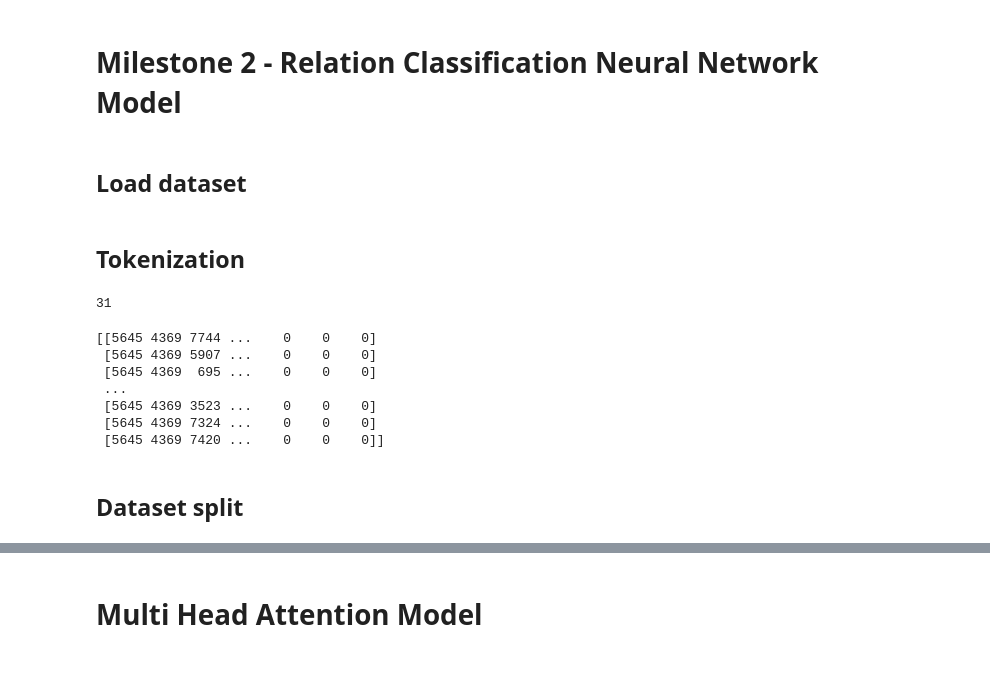
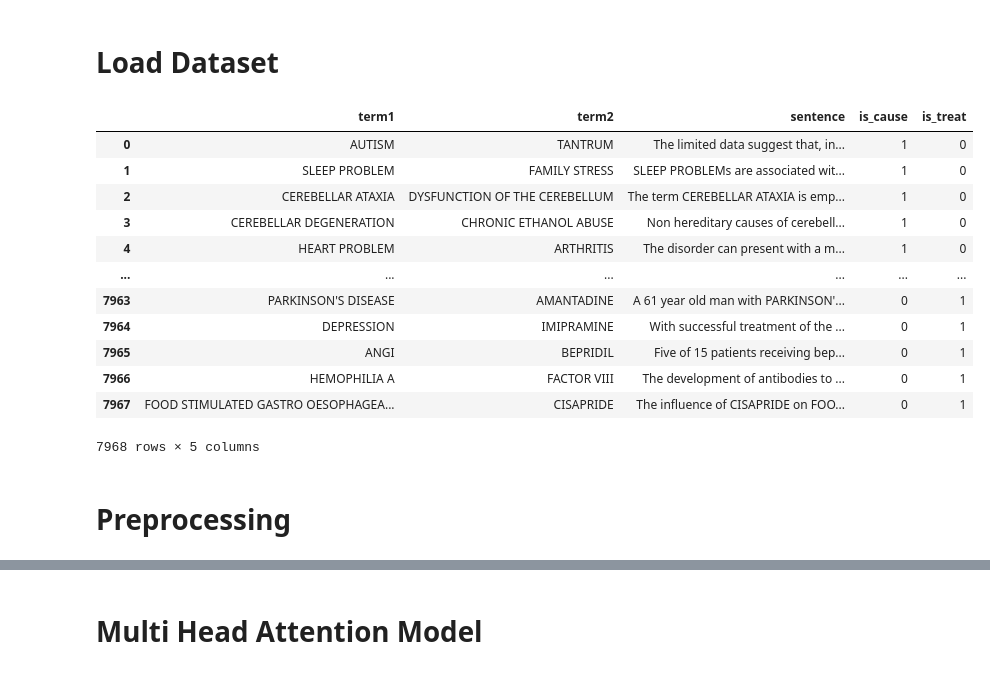
Before and after one commit to anaterovic/NLP, a Jupyter notebook: docs/milestone2.ipynb, the cells around one changed output, grey strips where cells are left out. Cells and saved outputs as stored; diff of their text form; code cells hidden in the pictures.

Commit message:
New model and evaluation

```diff
--- a/docs/milestone2.ipynb
+++ b/docs/milestone2.ipynb
@@ -1,3 +1 @@
-# %% [markdown]
-# Milestone 2 - Relation Classification Neural Network Model
 # %%
@@ -24,4 +22,4 @@ from pytorch_lightning.callbacks import ModelCheckpoint
 from pytorch_lightning.callbacks.early_stopping import EarlyStopping
 from pytorch_lightning.loggers import TensorBoardLogger
 # %% [markdown]
-## Load dataset
+# Load Dataset
@@ -46,33 +26,44 @@ y = df[label_cols].to_numpy()
+# %%
+import pandas as pd
+from pathlib import Path
+
+usedcols = ['sentence', 'term1', 'term2']
+
+df_caus = pd.read_csv(
+    Path('..', 'data', 'crowd_truth_cause.csv'),
+    sep=',', quotechar='"',
+    skipinitialspace=True,
+    encoding='utf-8',
+    on_bad_lines='skip',
+    usecols=usedcols
+)
+df_caus["is_cause"] = 1
+df_caus["is_treat"] = 0
+df_treat = pd.read_csv(
+    Path('..', 'data', 'crowd_truth_treat.csv'),
+    sep=',', quotechar='"',
+    skipinitialspace=True,
+    encoding='utf-8',
+    on_bad_lines='skip',
+    usecols=usedcols
+)
+df_treat["is_treat"] = 1
+df_treat["is_cause"] = 0
+df = df_caus.append(df_treat, ignore_index=True)
+df
+# %% [output]
+|  | term1 | term2 | sentence | is_cause | is_treat |
+| 0 | AUTISM | TANTRUM | The limited data suggest that, in... | 1 | 0 |
+| 1 | SLEEP PROBLEM | FAMILY STRESS | SLEEP PROBLEMs are associated wit... | 1 | 0 |
+| 2 | CEREBELLAR ATAXIA | DYSFUNCTION OF THE CEREBELLUM | The term CEREBELLAR ATAXIA is emp... | 1 | 0 |
+| 3 | CEREBELLAR DEGENERATION | CHRONIC ETHANOL ABUSE | Non hereditary causes of cerebell... | 1 | 0 |
+| 4 | HEART PROBLEM | ARTHRITIS | The disorder can present with a m... | 1 | 0 |
+| ... | ... | ... | ... | ... | ... |
+| 7963 | PARKINSON'S DISEASE | AMANTADINE | A 61 year old man with PARKINSON'... | 0 | 1 |
+| 7964 | DEPRESSION | IMIPRAMINE | With successful treatment of the ... | 0 | 1 |
+| 7965 | ANGI | BEPRIDIL | Five of 15 patients receiving bep... | 0 | 1 |
+| 7966 | HEMOPHILIA A | FACTOR VIII | The development of antibodies to ... | 0 | 1 |
+| 7967 | FOOD STIMULATED GASTRO OESOPHAGEA... | CISAPRIDE | The influence of CISAPRIDE on FOO... | 0 | 1 |
+7968 rows × 5 columns
 # %% [markdown]
-## Tokenization
+# Preprocessing
-# %%
-from keras.preprocessing.text import one_hot
-from nltk.tokenize import word_tokenize
-from keras_preprocessing.sequence import pad_sequences
-import copy
-
-df_x = df["sdp_tokens_lemma"]
-
-X_tmp = copy.deepcopy(df_x)
-embedded_sentences = [one_hot(sent, 10000) for sent in X_tmp]
-word_count = lambda sentence: len(word_tokenize(sentence))
-longest_sentence = max(df_x, key=word_count)
-length_long_sentence = len(word_tokenize(longest_sentence))
-print(length_long_sentence)
-# will put length of longest sentence +1 bc 31 is not divisible by anything,
-# this is important for the number of heads in the transformer
-padded_sentences = pad_sequences(embedded_sentences, length_long_sentence+1, padding='post')
-# %% [output]
-31
-# %%
-print(padded_sentences)
-# %% [output]
-[[5645 4369 7744 ...    0    0    0]
- [5645 4369 5907 ...    0    0    0]
- [5645 4369  695 ...    0    0    0]
- ...
- [5645 4369 3523 ...    0    0    0]
- [5645 4369 7324 ...    0    0    0]
- [5645 4369 7420 ...    0    0    0]]
-# %% [markdown]
-## Dataset split
```
Also changed, not shown: parts of 30 cells of this notebook, 9 other files.
